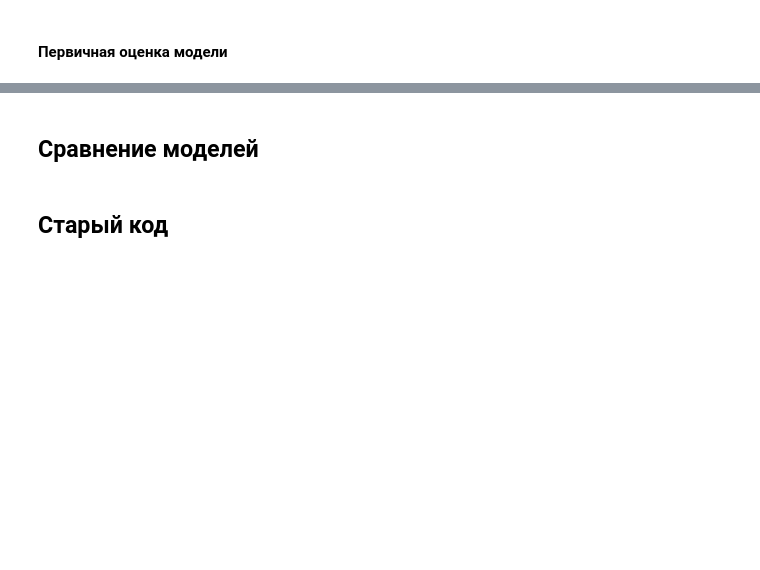
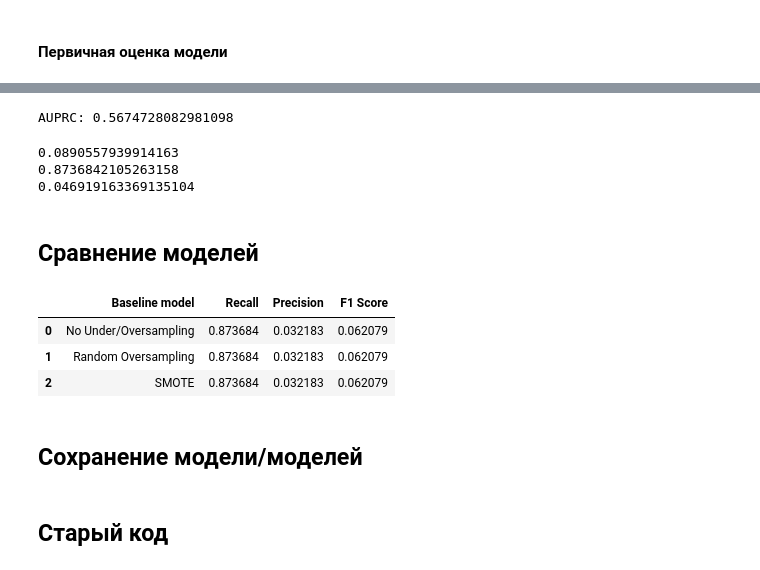
Before and after one commit to skytecat/FraudDetection, a Jupyter notebook: FraudDetection.ipynb, the cells around one changed output, grey strips where cells are left out. Saved outputs shown, nothing was run; the diff lists cells and outputs as text; code cells hidden in the pictures; blank space fills up the shorter version.

```diff
--- a/FraudDetection.ipynb
+++ b/FraudDetection.ipynb
@@ -617,0 +733,4 @@ print("Optimal threshold:", optimal_threshold)
+# %%
+# Применение SMOTE
+smt= SMOTE(random_state=42)
+X_smote, y_smote = smt.fit_resample(X_train, y_train)
@@ -675,11 +860,0 @@ Pipeline(steps=[('smote', SMOTE(random_state=42)),
-# %%
-print('score for train data: ')
-
-f1 = cross_val_score(pipeline, X_over, y_over, cv=5, scoring='f1')
-print(f'f1: {f1.mean()}')
-
-recall = cross_val_score(pipeline, X_over, y_over, cv=5, scoring='recall')
-print(f'recall: {recall.mean()}')
-
-precision = cross_val_score(pipeline, X_over, y_over, cv=5, scoring='precision')
-print(f'precision: {precision.mean()}')
@@ -734,17 +860,0 @@ Best Parameters: {'classifier__C': 1.2, 'classifier__penalty': 'l2'}
-# %%
-# Предсказание вероятностей
-y_proba = grid_search.predict_proba(X_val)[:, 1]
-
-# Precision-Recall Curve
-precision, recall, thresholds_pr = precision_recall_curve(y_val, y_proba)
-f1_scores = 2 * (precision[:-1] * recall[:-1]) / (precision[:-1] + recall[:-1])
-optimal_idx_pr = np.argmax(f1_scores)
-optimal_threshold_pr = thresholds_pr[optimal_idx_pr]
-
-print("Optimal Threshold from Precision-Recall Curve:", optimal_threshold_pr)
-
-# Применение оптимального порога
-y_proba = grid_search.predict_proba(X_test)[:, 1]
-y_pred_optimal = (y_proba >= optimal_threshold_pr).astype(int)
-f1 = f1_score(y_test, y_pred_optimal)
-print("F1 Score for test with Optimal Threshold:", f1)
@@ -753,0 +866,6 @@ F1 Score for test with Optimal Threshold: 0.7976878612716763
+# %%
+ndf = [(recall, precision, f1)]
+
+smote_score = pd.DataFrame(data = ndf, columns=['Recall','Precision','F1 Score'])
+smote_score.insert(2, 'Baseline model', 'SMOTE')
+smote_score
@@ -794,3 +948,19 @@ print(f'precision: {precision.mean()}')
+# %%
+y_proba = grid_search.predict_proba(X_test)[:, 1]
+precision_4, recall_4, _ = precision_recall_curve(y_test, y_proba)
+auprc = auc(recall_4, precision_4)
+print("AUPRC:", auprc)
+# %% [output]
+AUPRC: 0.5674728082981098
+# %%
+pred = grid_search.predict(X_test)
+print(f1_score(y_test, pred))
+print(recall_score(y_test, pred))
+print(precision_score(y_test, pred))
+# %% [output]
+0.0890557939914163
+0.8736842105263158
+0.046919163369135104
 # %% [markdown]
 ## Сравнение моделей
 # %%
@@ -804,6 +992,14 @@ print(f'precision: {precision.mean()}')
 # %%
-# predictions = pd.concat([rf_score, over_rf_score, smote_rf_score], ignore_index=True, sort=False)
-# predictions.sort_values(by=['Recall'], ascending=False)
+results = pd.concat([base_score, randover_score, smote_score], ignore_index=True, sort=False)
+# results.sort_values(by=['Recall'], ascending=False)
+results
+# %% [output]
+|  | Baseline model | Recall | Precision | F1 Score |
+| 0 | No Under/Oversampling | 0.873684 | 0.032183 | 0.062079 |
+| 1 | Random Oversampling | 0.873684 | 0.032183 | 0.062079 |
+| 2 | SMOTE | 0.873684 | 0.032183 | 0.062079 |
+# %% [markdown]
+## Сохранение модели/моделей
 # %% [markdown]
 ## Старый код
 # %%
```
Also changed, not shown: parts of 54 cells of this notebook.
